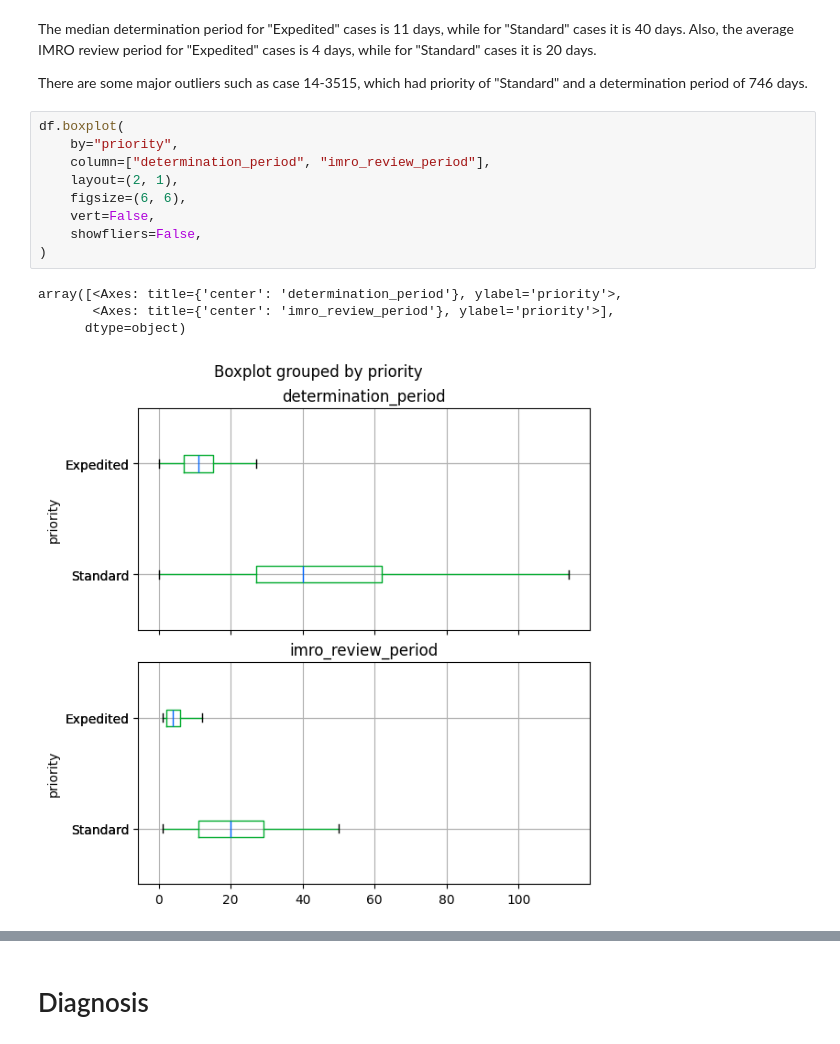
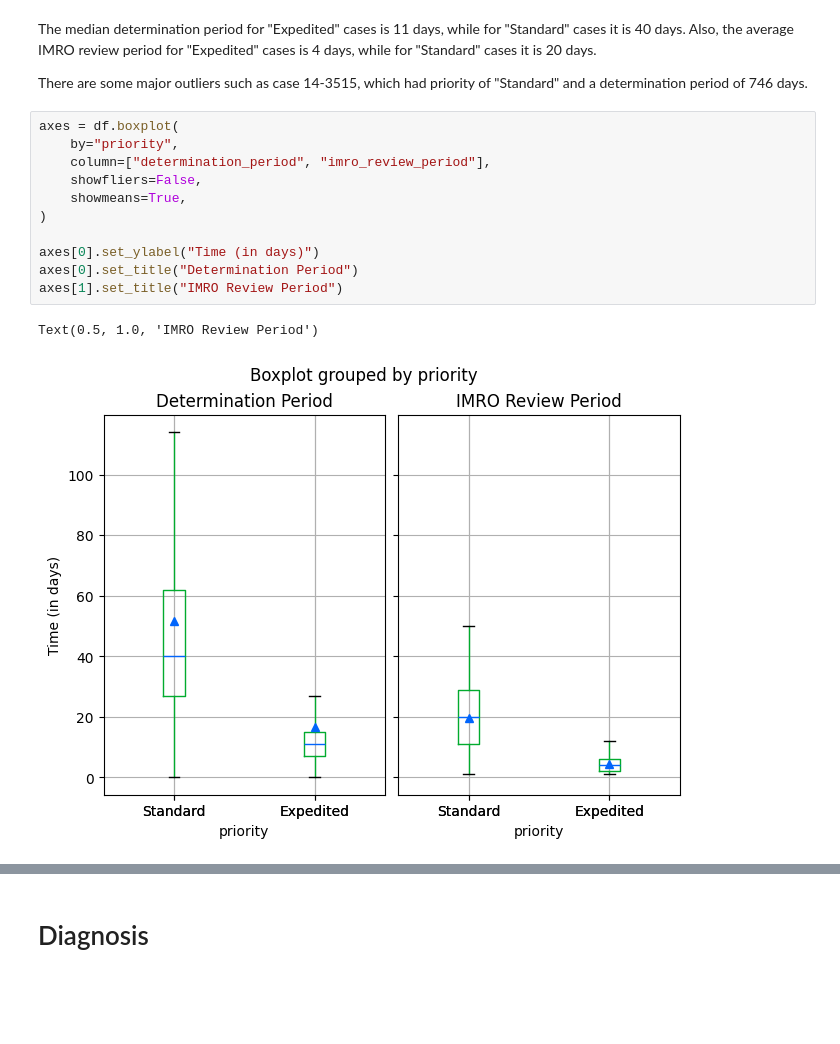
Before and after one commit to jeremy-code/ca-imr-data-analysis, a Jupyter notebook: main.ipynb, the cells around one changed output, grey strips where cells are left out. Saved outputs shown, nothing was run; the diff lists cells and outputs as text; blank space fills up the shorter version.

```diff
--- a/main.ipynb
+++ b/main.ipynb
@@ -301,17 +345,17 @@ for container in ax.containers:
 The median determination period for "Expedited" cases is 11 days, while for "Standard" cases it is 40 days. Also, the average IMRO review period for "Expedited" cases is 4 days, while for "Standard" cases it is 20 days.
 
 There are some major outliers such as case 14-3515, which had priority of "Standard" and a determination period of 746 days.
-# %%
-df.boxplot(
-    by="priority",
-    column=["determination_period", "imro_review_period"],
-    layout=(2, 1),
-    figsize=(6, 6),
-    vert=False,
-    showfliers=False,
-)
-# %% [output]
-array([<Axes: title={'center': 'determination_period'}, ylabel='priority'>,
-       <Axes: title={'center': 'imro_review_period'}, ylabel='priority'>],
-      dtype=object)
-[figure, removed]
+# %%
+axes = df.boxplot(
+    by="priority",
+    column=["determination_period", "imro_review_period"],
+    showfliers=False,
+    showmeans=True,
+)
+
+axes[0].set_ylabel("Time (in days)")
+axes[0].set_title("Determination Period")
+axes[1].set_title("IMRO Review Period")
+# %% [output]
+Text(0.5, 1.0, 'IMRO Review Period')
+[figure, added]
```
Also changed, not shown: parts of 53 cells of this notebook.
